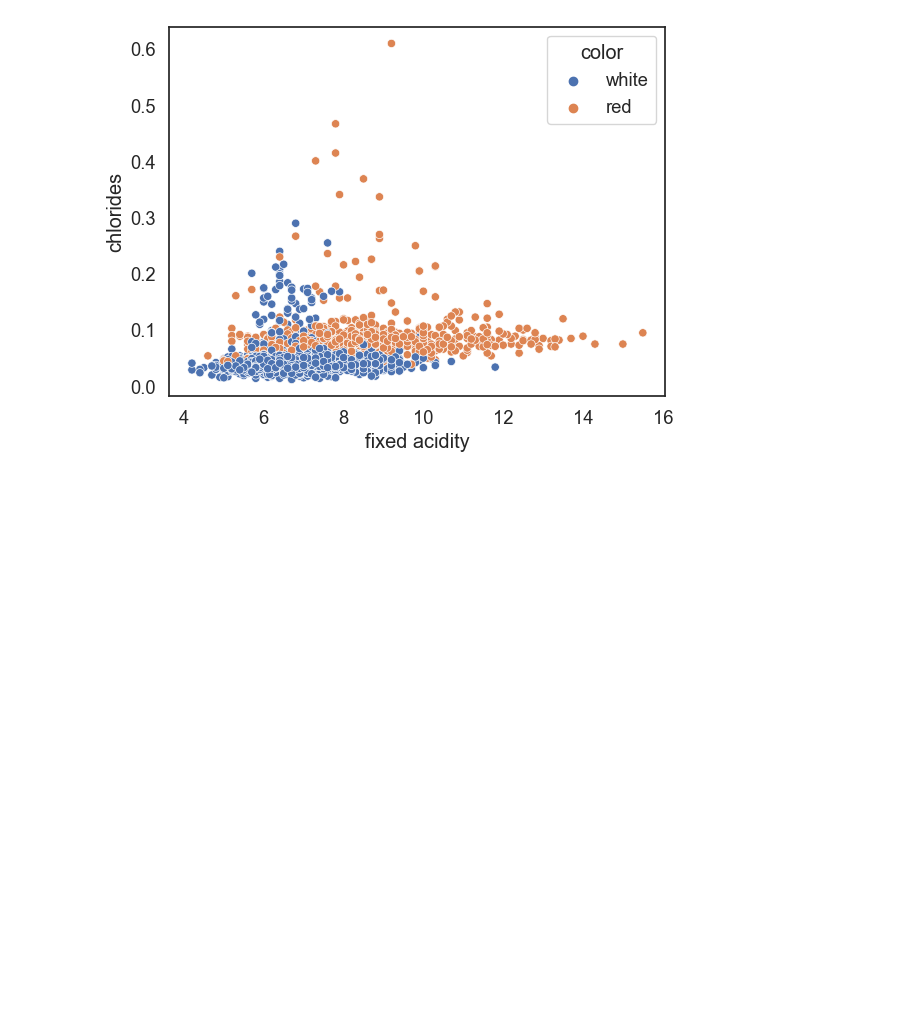
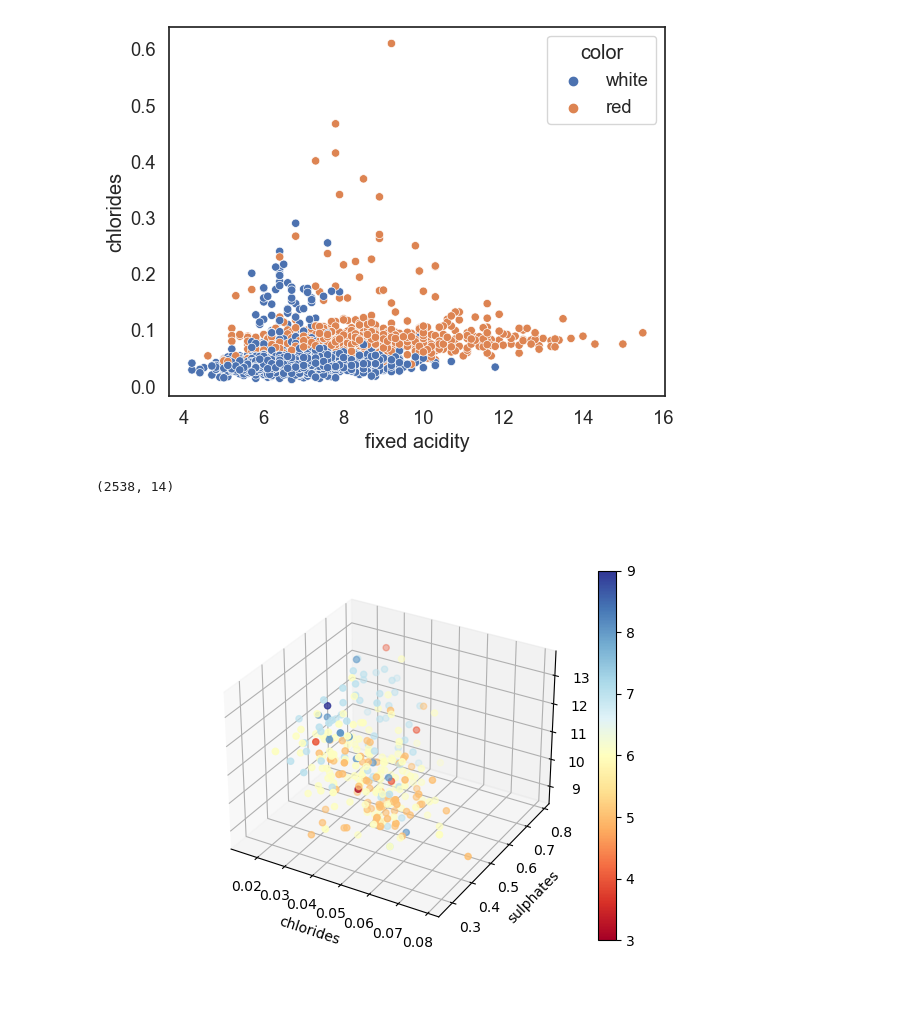
Before and after one commit to all-my-homies-hate-vscode/wine_not, a Jupyter notebook: explore2.ipynb, the cells around one changed output. Saved outputs shown, nothing was run; the diff lists cells and outputs as text; code cells hidden in the pictures; blank space fills up the shorter version.

```diff
--- a/explore2.ipynb
+++ b/explore2.ipynb
@@ -66,0 +296,3 @@ residual sugar            -0.02     0.15
+# %%
+evaluate.run_lazy_classifier(train_scaled.drop(columns=['quality', 'color', 'kmean_clusters',
+       'DBSCAN_clusters']), 'quality_bins')
@@ -66,0 +317,3 @@ residual sugar            -0.02     0.15
+# %%
+evaluate.run_lazy_regressor(train_scaled.drop(columns=[ 'color', 'kmean_clusters',
+       'DBSCAN_clusters', 'clusters','quality_bins']), 'quality')
@@ -66,0 +338,3 @@ residual sugar            -0.02     0.15
+# %%
+evaluate.run_lazy_regressor(train_scaled.drop(columns=[ 'color', 'kmean_clusters',
+       'DBSCAN_clusters', 'clusters','quality']), 'quality_bins')
@@ -187,0 +480,40 @@ train = evaluate.remove_outliers(train, k=1.5, col_list= ['fixed acidity', 'vola
+# %%
+train.shape
+# %% [output]
+(2538, 14)
+# %%
+trainsamp1 = train.sample(300, random_state=42)
+# %%
+import numpy as np
+import matplotlib.pyplot as plt
+from mpl_toolkits import mplot3d
+%matplotlib widget
+
+fig = plt.figure()
+ax = plt.axes(projection='3d')
+
+# Create data points
+z = trainsamp1.alcohol[trainsamp1.color == 'white']
+x = trainsamp1.chlorides[trainsamp1.color == 'white']
+y = trainsamp1.sulphates[trainsamp1.color == 'white']
+# Create variable for hue
+hue = trainsamp1.quality[trainsamp1.color == 'white']
+
+# Create colormap
+cmap = plt.cm.get_cmap('RdYlBu')
+
+# Create scatter plot with hue based on variable
+scatter = ax.scatter(x, y, z, c=hue, cmap=cmap, marker='o')
+
+# Set colorbar
+plt.colorbar(scatter)
+
+# Set axis labels
+ax.set_zlabel('alcohol')
+ax.set_xlabel('chlorides')
+ax.set_ylabel('sulphates')
+
+# Show the plot
+plt.show()
+# %% [output]
+[figure, added]
```
Also changed, not shown: parts of 32 cells of this notebook, 1 other file.
